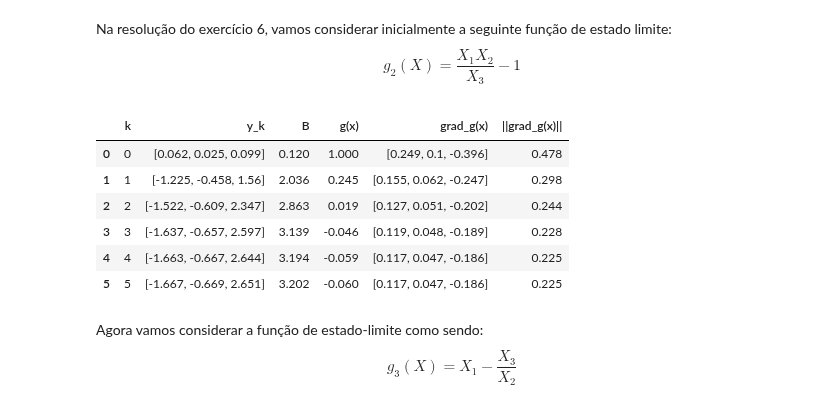
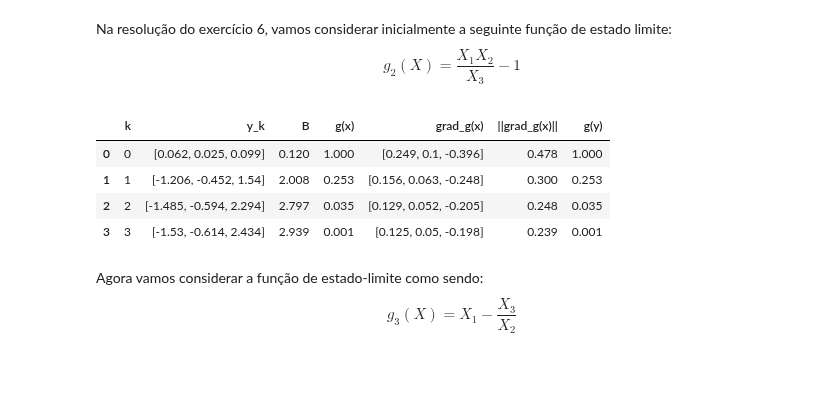
Before and after one commit to Gabrielsssilverio/Confiabilidade, a Jupyter notebook: Lista_tarefas.ipynb, the cells around one changed output. Saved outputs shown, nothing was run; the diff lists cells and outputs as text; code cells hidden in the pictures; blank space fills up the shorter version.

```diff
--- a/Lista_tarefas.ipynb
+++ b/Lista_tarefas.ipynb
@@ -1598,13 +1565,7 @@ import numpy as np
 import sympy as sp
 import pandas as pd
 
-# Construção do vetor de médias e desvio padrão
-D = np.array([
-    [5, 0, 0],
-    [0, 2.5, 0],
-    [0, 0, 200]
-])
-
+# Construção do vetor de médias
 medias = np.array([40.0, 50.0, 1000.0])
 
 # Equação do estado limite g(X)
@@ -1613,21 +1574,14 @@ vetor_simbolico_x = [X1, X2, X3]
 g_sym_function = ((X1 * X2) / X3) - 1
 
 def g_fun_numerica(x: np.ndarray) -> float:
-    # x é um vetor [X1, X2, X3]
     return ((x[0] * x[1]) / x[2]) - 1
+
 
 # Transformação X -> Y da equação de estado-limite g(X)
 Y1, Y2, Y3 = sp.symbols('Y1 Y2 Y3')
 vetor_simbolico_y = [Y1, Y2, Y3]
-
-vetor_simbolico_x_calc = (D @ vetor_simbolico_y) + medias
-
-g_y_simbolico = ((vetor_simbolico_x_calc[0] * vetor_simbolico_x_calc[1]) / vetor_simbolico_x_calc[2]) - 1
-g_y_numerico = lambdify(vetor_simbolico_y, g_y_simbolico, 'numpy')
-
-def calculo_g_y(vetor_y):
-
-     return g_y_numerico(vetor_y[0], vetor_y[1], vetor_y[2])
+def g_y_simbolico_fun (vetor_x_simbolico):
+     return ((vetor_x_simbolico[0] *  vetor_x_simbolico[1]) / vetor_x_simbolico[2]) - 1
 
 # Descrição das variáveis aleatórias
 X1 = variavel_aleatoria(distribuicao='lognormal', nome='sigma_y', simbolo='X1')
@@ -1640,46 +1594,40 @@ X3 = variavel_aleatoria(distribuicao='lognormal', nome='M', simbolo='X3')
 X3.calculo_parametros(1000.0, 200.0)
 
 vetor_va = [X1, X2, X3]
 
 # Montagem das matrizes de observações e correlações
-# RX deve ser a matriz identidade (Independentes)
 matriz_dummy_obs = np.zeros((3, 3)) # Matriz das observações para iniciar o algoritmo
-#Rx_entrada = np.eye(3) # Matriz Identidade (Não há correlação)
-
 
 Rx_entrada = np.array([
     [1.0, 0.0, 0.0],
     [0.0, 1.0, 0.0],
     [0.0, 0.0, 1.0],
 ])
 
 
 # 4. Inicializar VX (T3)
 vx_obj = vetores_variavel_aleatoria(matriz_dummy_obs, vetor_va)
 vx_obj.matriz_correlacao_x = Rx_entrada
 Rz = vx_obj.matriz_correlacao_nataf() # Garante que Cz é calculado (Cz = Rx = I)
 J_yz, J_zy = vx_obj.decomposicao_cholesky()
 
-
 # Ponto inicial (ponto médio)
 x_start = medias
-ponto_projeto_obj = Ponto_projeto(vx_obj, g_fun_numerica, calculo_g_y, g_sym_function, vetor_simbolico_x, x_start, max_iter=200)
+ponto_projeto_obj = Ponto_projeto(vx_obj, g_fun_numerica, vetor_simbolico_y, g_y_simbolico_fun, g_sym_function, vetor_simbolico_x, x_start, max_iter=200)
 
 # Resultado da iteração
 resultado_iteração = ponto_projeto_obj.execution()
 dados_arredondados = [[np.round(x, 3) for x in linha] for linha in resultado_iteração]
 
 # Montagem da tabela
-tabela = pd.DataFrame(dados_arredondados, columns=['k', 'y_k', 'B', 'g(x)', 'grad_g(x)', '||grad_g(x)||' ])
+tabela = pd.DataFrame(dados_arredondados, columns=['k', 'y_k', 'B', 'g(x)', 'grad_g(x)', '||grad_g(x)||', 'g(y)' ])
 tabela
 # %% [output]
-|  | k | y_k | B | g(x) | grad_g(x) | ||grad_g(x)|| |
-| 0 | 0 | [0.062, 0.025, 0.099] | 0.120 | 1.000 | [0.249, 0.1, -0.396] | 0.478 |
-| 1 | 1 | [-1.225, -0.458, 1.56] | 2.036 | 0.245 | [0.155, 0.062, -0.247] | 0.298 |
-| 2 | 2 | [-1.522, -0.609, 2.347] | 2.863 | 0.019 | [0.127, 0.051, -0.202] | 0.244 |
-| 3 | 3 | [-1.637, -0.657, 2.597] | 3.139 | -0.046 | [0.119, 0.048, -0.189] | 0.228 |
-| 4 | 4 | [-1.663, -0.667, 2.644] | 3.194 | -0.059 | [0.117, 0.047, -0.186] | 0.225 |
-| 5 | 5 | [-1.667, -0.669, 2.651] | 3.202 | -0.060 | [0.117, 0.047, -0.186] | 0.225 |
+|  | k | y_k | B | g(x) | grad_g(x) | ||grad_g(x)|| | g(y) |
+| 0 | 0 | [0.062, 0.025, 0.099] | 0.120 | 1.000 | [0.249, 0.1, -0.396] | 0.478 | 1.000 |
+| 1 | 1 | [-1.206, -0.452, 1.54] | 2.008 | 0.253 | [0.156, 0.063, -0.248] | 0.300 | 0.253 |
+| 2 | 2 | [-1.485, -0.594, 2.294] | 2.797 | 0.035 | [0.129, 0.052, -0.205] | 0.248 | 0.035 |
+| 3 | 3 | [-1.53, -0.614, 2.434] | 2.939 | 0.001 | [0.125, 0.05, -0.198] | 0.239 | 0.001 |
 # %% [markdown]
 Agora vamos considerar a função de estado-limite como sendo:
 $$
```
Also changed, not shown: parts of 13 cells of this notebook.
